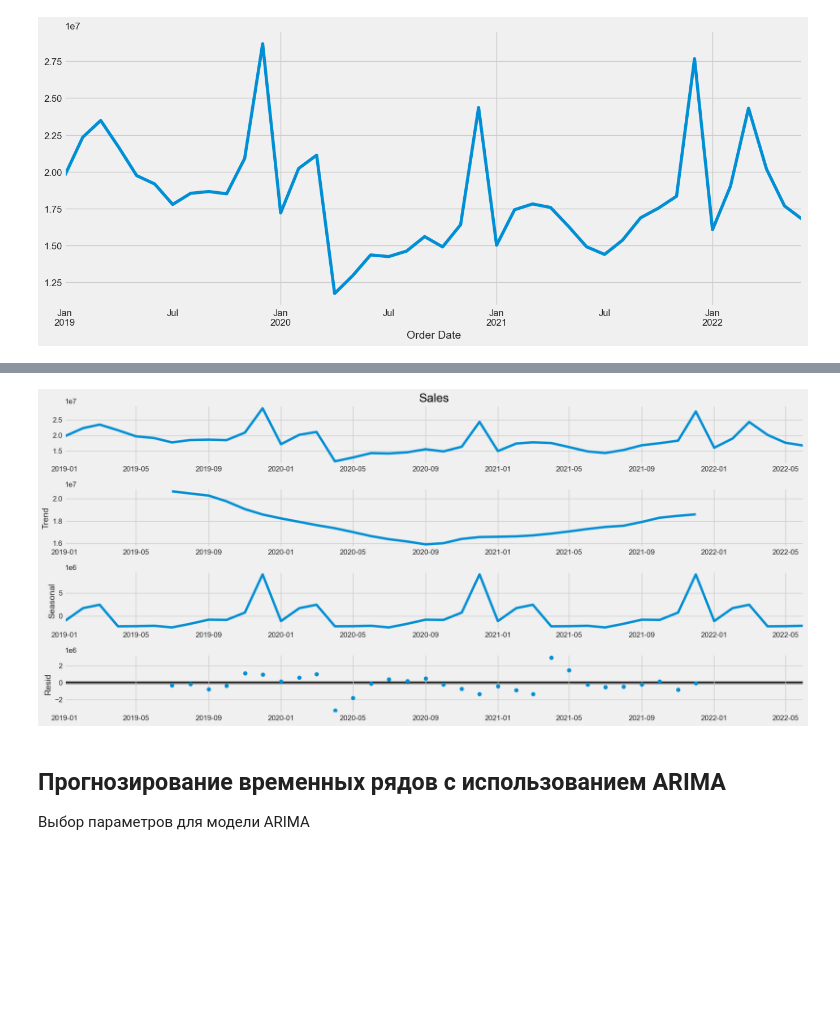
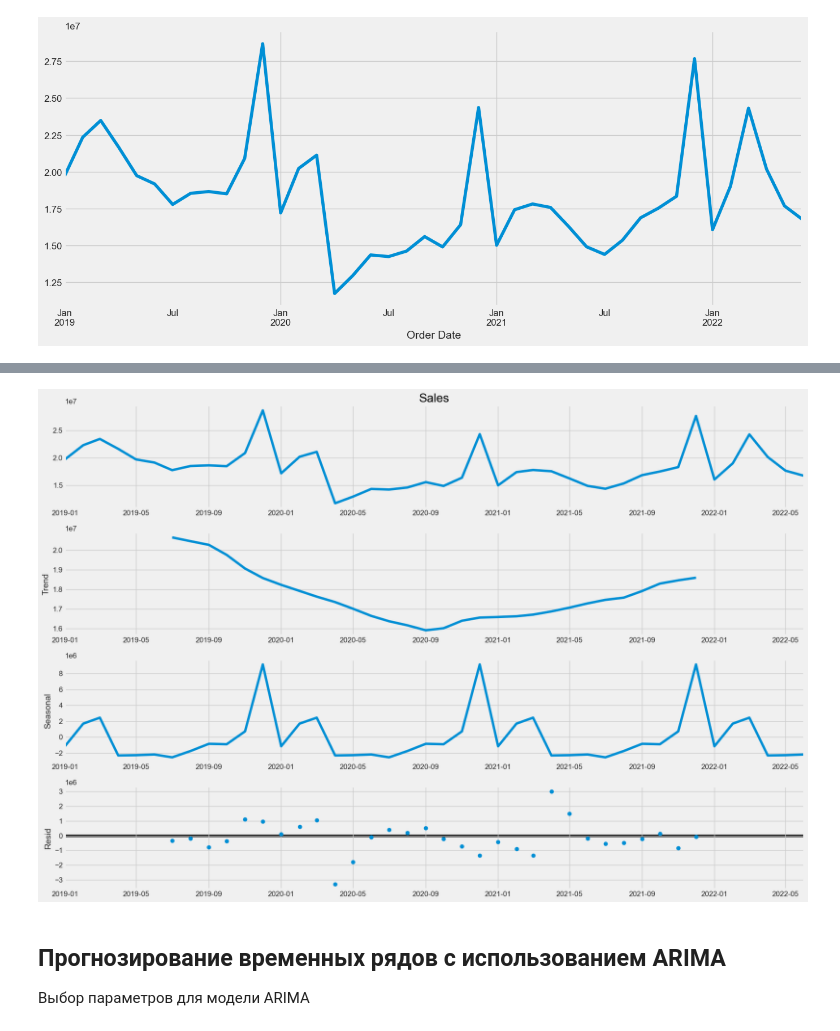
Before and after one commit to OriginalModo/FORECAST_TESTT, a Jupyter notebook: Retail_Forecast.ipynb, the cells around one changed output, grey strips where cells are left out. Cells and saved outputs as stored; diff of their text form; code cells hidden in the pictures; blank space fills up the shorter version.

```diff
--- a/Retail_Forecast.ipynb
+++ b/Retail_Forecast.ipynb
@@ -126,12 +130,12 @@ plt.show()
 # %%
 from pylab import rcParams
-rcParams['figure.figsize'] = 18, 8
+rcParams['figure.figsize'] = 18, 12
 
 decomposition = sm.tsa.seasonal_decompose(y, model='additive')
 fig = decomposition.plot()
 plt.show()
 # %% [output]
-[figure, old version]
+[figure, new version]
 # %% [markdown]
 ## Прогнозирование временных рядов с использованием ARIMA
 Выбор параметров для модели ARIMA
```
Also changed, not shown: parts of 18 cells of this notebook.
